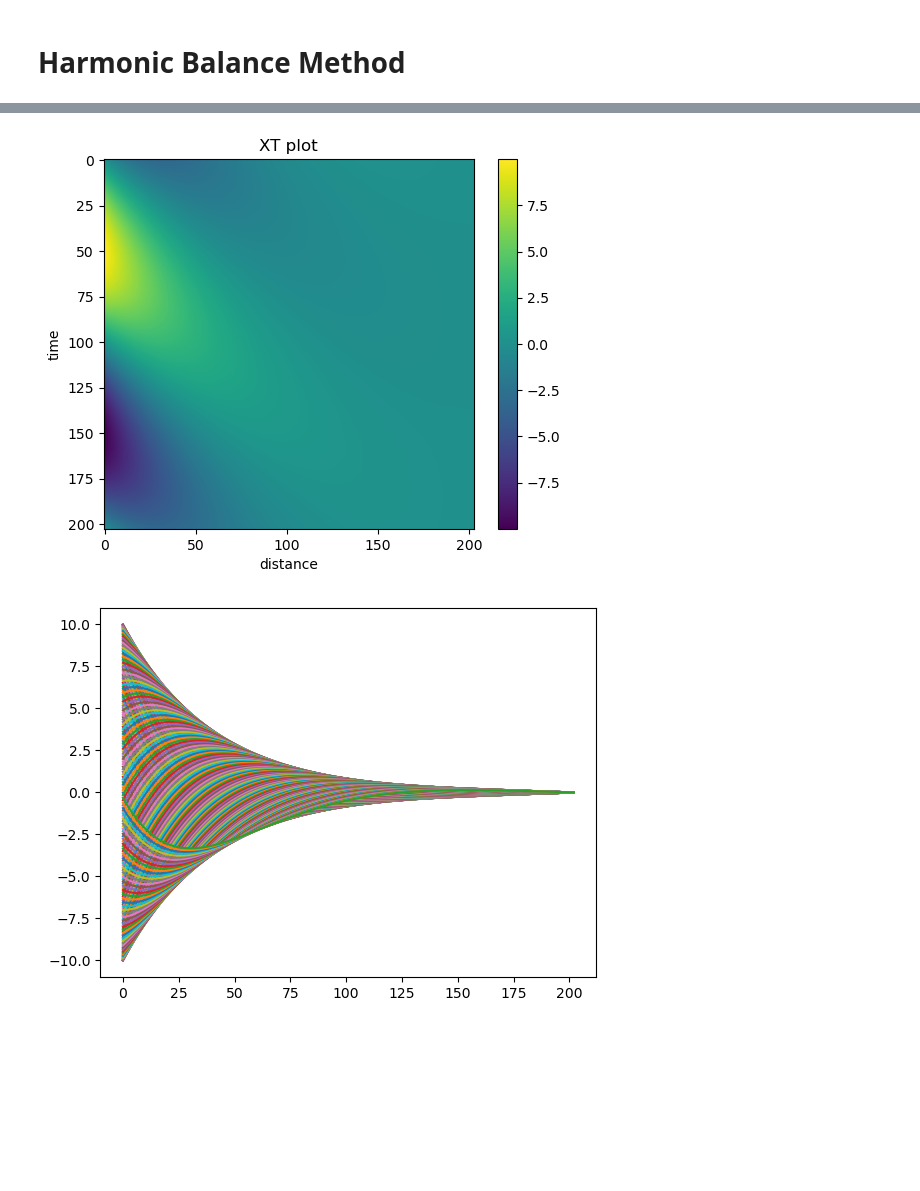
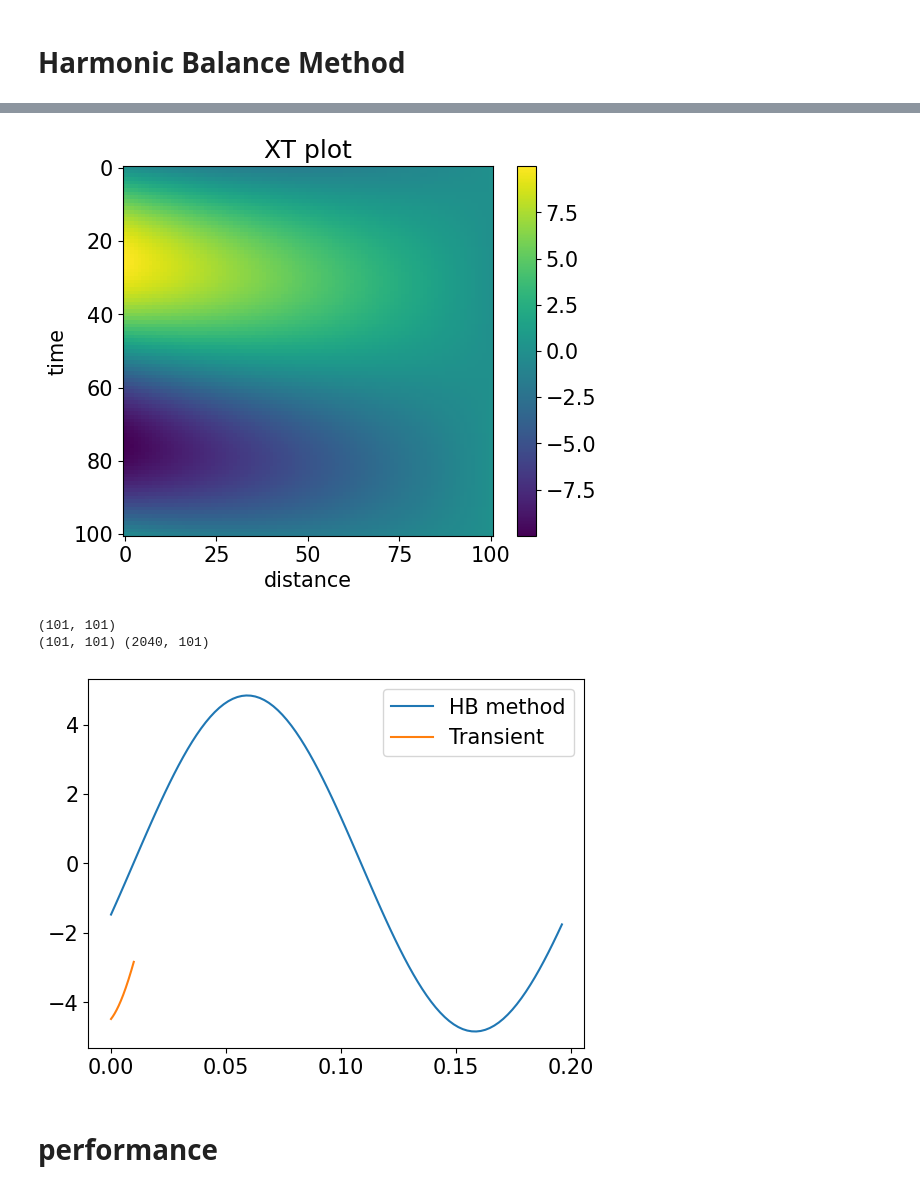
Before and after one commit to gabersyd/PyDBD, a Jupyter notebook: harmonicBalanceTest/HB2.ipynb, the cells around one changed output, grey strips where cells are left out. Cells and saved outputs as stored; diff of their text form; code cells hidden in the pictures; blank space fills up the shorter version.

Commit message:
HB heat equation performance plots

```diff
--- a/harmonicBalanceTest/HB2.ipynb
+++ b/harmonicBalanceTest/HB2.ipynb
@@ -470,19 +480,20 @@ from scipy.sparse import diags
 from scipy.sparse import csr_matrix
 
 distance = 1 # meters
-frequency = 1 # hertz
+frequency = 0.05 # hertz
 omega = 2 * np.pi * frequency
 
-grid1 = 50 # cells total
-grid = 2* grid1 + 1
+grid = 50 # cells total
+#grid = 2* grid1 + 1
 n = grid
 amplitude = 10 # meters
 
 #matrices
 xvalueM = np.arange(grid)/grid
 dx = xvalueM[1]-xvalueM[0]
-diffusivity = 5e-1
-dt = 1/(2 * grid + 1)
+diffusivity = 5*1e-1
+dt = (1/frequency)/(2 * grid + 1)
+dt2 = dt
 r = dt * diffusivity / (dx * dx)
 
 
@@ -493,7 +504,7 @@ T =  0*np.sin(2 * np.pi * X)
 
 T[-1] = 0
 
-
+startTime = tm.time()
 I = sparse.identity(grid, format='csr')
 difop = diffusionOperator (grid) * r
 operatorMat = I - difop
@@ -516,17 +527,20 @@ RHS = np.zeros((2*n+1,2*n+1),float)
 time = np.arange(2*n+1)*dt
 RHS[:,0] = amplitude * np.sin(2 * np.pi*frequency * time)
 RHS[:,-1] = -0*amplitude * np.sin(2 * np.pi*frequency * time)
-plt.plot(RHS[:,0], label ="Left Boundary Condition")
-plt.plot(RHS[:,-1], label ="Right Boundary Condition")
-plt.legend()
-plt.title("Boundary Conditions")
-plt.xlabel("Time Iteration")
-plt.ylabel("Amplitude")
-plt.show()
+#plt.plot(RHS[:,0], label ="Left Boundary Condition")
+#plt.plot(RHS[:,-1], label ="Right Boundary Condition")
+#plt.legend()
+#plt.title("Boundary Conditions")
+#plt.xlabel("Time Iteration")
+#plt.ylabel("Amplitude")
+#plt.show()
 
 RHS = RHS.reshape((2*n+1)**2)
 
 
 solution = la.spsolve(operator, RHS)
 solution = solution.reshape(2*n+1,2*n+1)
+endTime = tm.time()
+
+print(startTime-endTime)
 # %% [output]
@@ -551,13 +548,22 @@ solution = solution.reshape(2*n+1,2*n+1)
 # %%
 plt.imshow(solution)
 plt.colorbar()
 plt.xlabel("distance")
 plt.ylabel("time")
 plt.title("XT plot")
 plt.show()
-for a in np.arange(2*n+1):
-    plt.plot(solution[a,:])
-    #plt.show()
+print(solution.shape)
+plt.plot(np.arange(solution[:,100].size)/solution[:,100].size*dt2,solution[:,50],label = 'HB method')
+#for a in np.arange(2*n+1):
+#    plt.plot(solution[a,:])
+#    #plt.show()
+plt.plot(np.arange(timesteps_cycle)/timesteps_cycle*dt1,storeArray[-timesteps_cycle:,45],label= 'Transient')
+plt.legend()
+print(solution[:,:].shape, storeArray[-timesteps_cycle:,:].shape)
 # %% [output]
-[figure, old version]
+[figure, new version]
+(101, 101)
+(101, 101) (2040, 101)
-[figure, old version]
+[figure, new version]
+# %% [markdown]
+# performance
```
Also changed, not shown: parts of 6 cells of this notebook.
